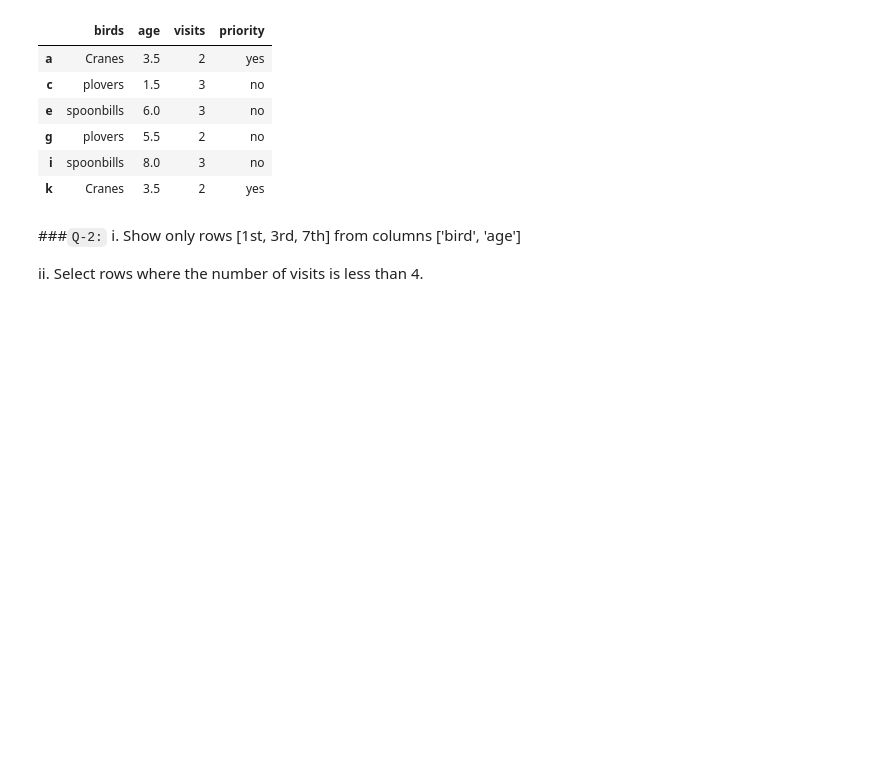
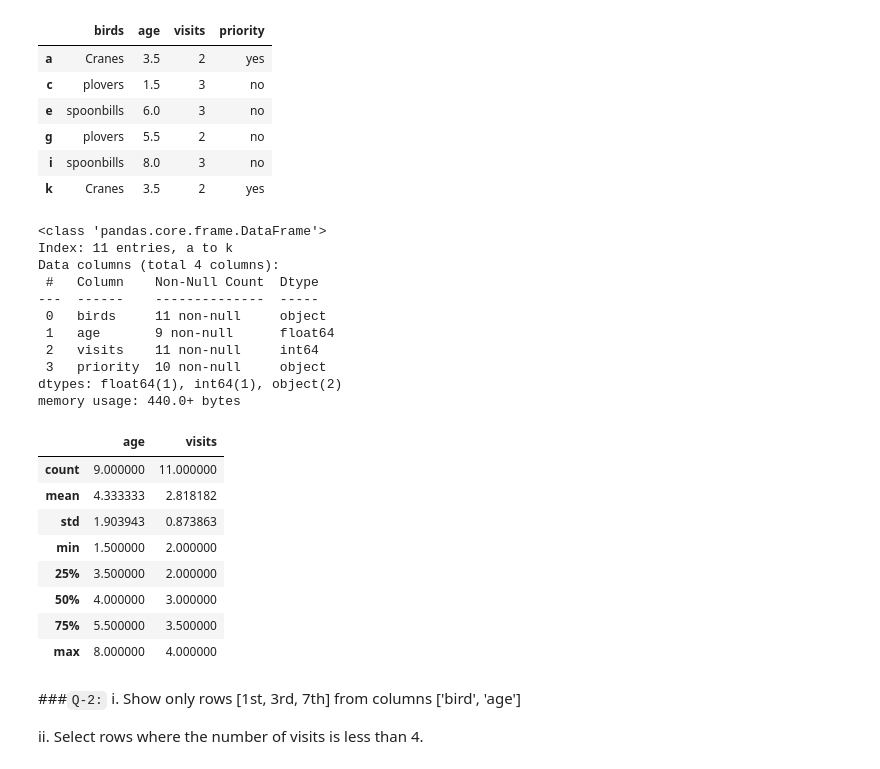
Before and after one commit to gmohite7/machine-learning, a Jupyter notebook: Week 06 Pandas/session_17_tasks.ipynb, the cells around one changed output. Drawn from its saved outputs; the diff is of its cells as text; code cells hidden in the pictures; blank space fills up the shorter version.

```diff
--- a/Week 06 Pandas/session_17_tasks.ipynb
+++ b/Week 06 Pandas/session_17_tasks.ipynb
@@ -40,6 +40,30 @@ df[::2]
 | g | plovers | 5.5 | 2 | no |
 | i | spoonbills | 8.0 | 3 | no |
 | k | Cranes | 3.5 | 2 | yes |
+# %%
+df.info()
+df.describe()
+# %% [output]
+<class 'pandas.core.frame.DataFrame'>
+Index: 11 entries, a to k
+Data columns (total 4 columns):
+ #   Column    Non-Null Count  Dtype
+---  ------    --------------  -----
+ 0   birds     11 non-null     object
+ 1   age       9 non-null      float64
+ 2   visits    11 non-null     int64
+ 3   priority  10 non-null     object
+dtypes: float64(1), int64(1), object(2)
+memory usage: 440.0+ bytes
+|  | age | visits |
+| count | 9.000000 | 11.000000 |
+| mean | 4.333333 | 2.818182 |
+| std | 1.903943 | 0.873863 |
+| min | 1.500000 | 2.000000 |
+| 25% | 3.500000 | 2.000000 |
+| 50% | 4.000000 | 3.000000 |
+| 75% | 5.500000 | 3.500000 |
+| max | 8.000000 | 4.000000 |
 # %% [markdown]
 ###`Q-2:`
 i. Show only rows [1st, 3rd, 7th] from columns ['bird', 'age']
```
Also changed, not shown: parts of 19 cells of this notebook, 1 other file.
